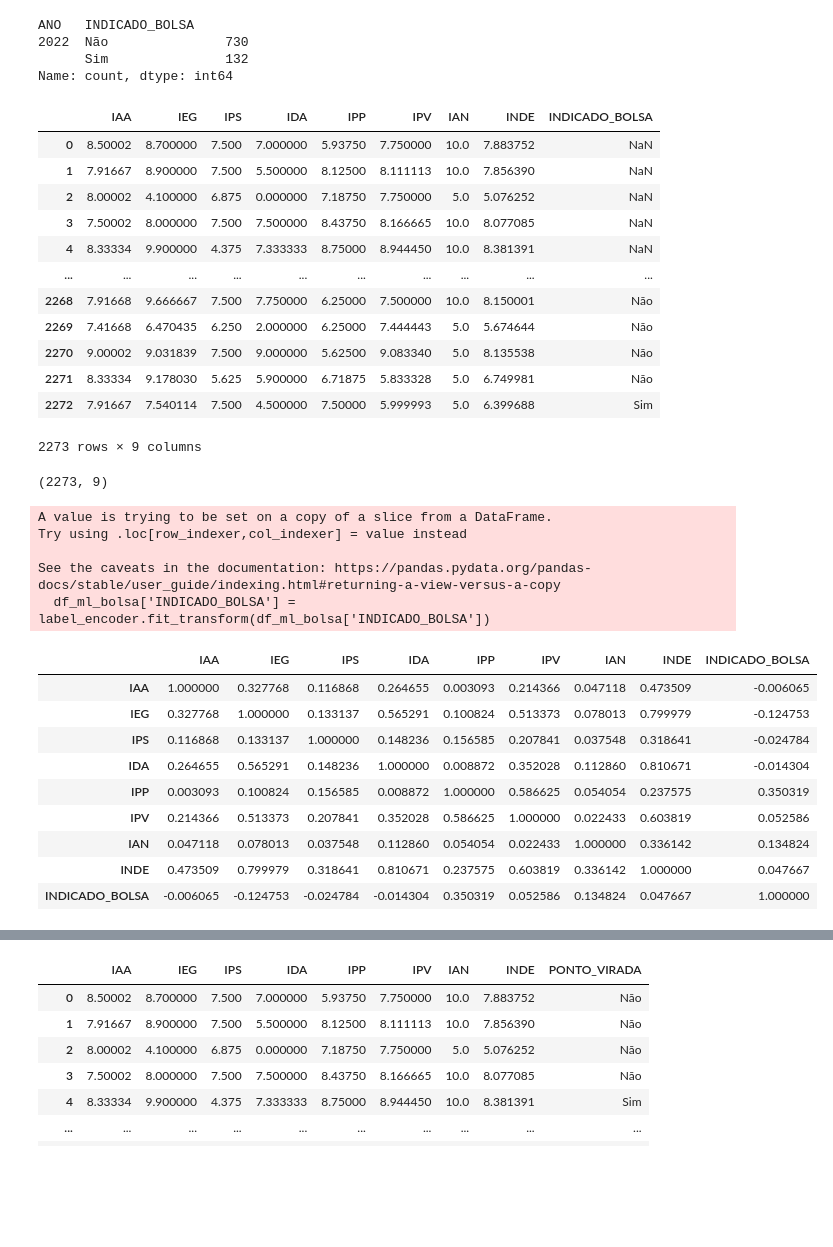
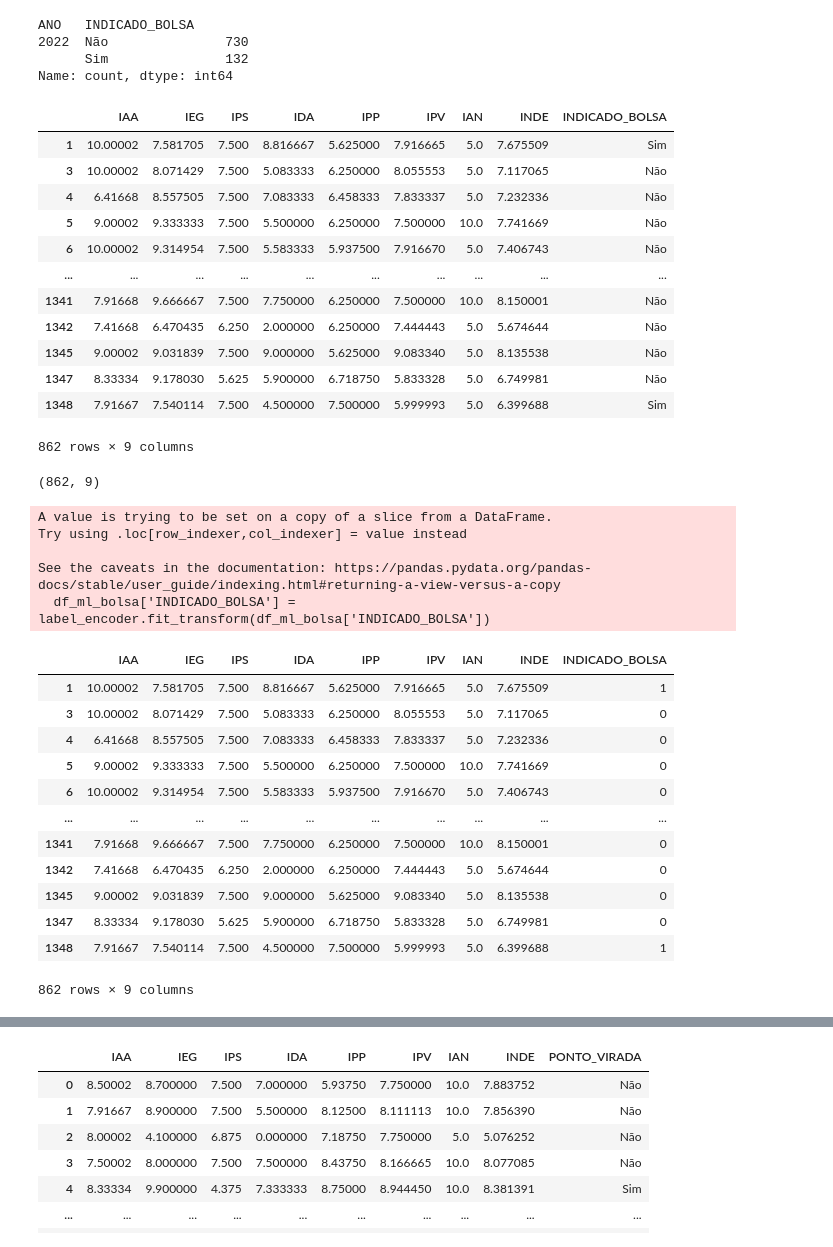
Before and after one commit to dhachcar/postech-tech-challenge-5, a Jupyter notebook: Tech_Challenge_5_Análise_Exploratória.ipynb, the cells around one changed output, grey strips where cells are left out. Cells and saved outputs as stored; diff of their text form; code cells hidden in the pictures; blank space fills up the shorter version.

```diff
--- a/Tech_Challenge_5_Análise_Exploratória.ipynb
+++ b/Tech_Challenge_5_Análise_Exploratória.ipynb
@@ -448,43 +463,46 @@ ANO   INDICADO_BOLSA
       Sim               132
 Name: count, dtype: int64
 # %%
-df_ml_bolsa = df_concat[['IAA', 'IEG', 'IPS', 'IDA', 'IPP', 'IPV', 'IAN', 'INDE', 'INDICADO_BOLSA']]
+df_ml_bolsa = df_2022_clean[['IAA', 'IEG', 'IPS', 'IDA', 'IPP', 'IPV', 'IAN', 'INDE', 'INDICADO_BOLSA']]
 df_ml_bolsa
 # %% [output]
 |  | IAA | IEG | IPS | IDA | IPP | IPV | IAN | INDE | INDICADO_BOLSA |
-| 0 | 8.50002 | 8.700000 | 7.500 | 7.000000 | 5.93750 | 7.750000 | 10.0 | 7.883752 | NaN |
-| 1 | 7.91667 | 8.900000 | 7.500 | 5.500000 | 8.12500 | 8.111113 | 10.0 | 7.856390 | NaN |
-| 2 | 8.00002 | 4.100000 | 6.875 | 0.000000 | 7.18750 | 7.750000 | 5.0 | 5.076252 | NaN |
-| 3 | 7.50002 | 8.000000 | 7.500 | 7.500000 | 8.43750 | 8.166665 | 10.0 | 8.077085 | NaN |
-| 4 | 8.33334 | 9.900000 | 4.375 | 7.333333 | 8.75000 | 8.944450 | 10.0 | 8.381391 | NaN |
+| 1 | 10.00002 | 7.581705 | 7.500 | 8.816667 | 5.625000 | 7.916665 | 5.0 | 7.675509 | Sim |
+| 3 | 10.00002 | 8.071429 | 7.500 | 5.083333 | 6.250000 | 8.055553 | 5.0 | 7.117065 | Não |
+| 4 | 6.41668 | 8.557505 | 7.500 | 7.083333 | 6.458333 | 7.833337 | 5.0 | 7.232336 | Não |
+| 5 | 9.00002 | 9.333333 | 7.500 | 5.500000 | 6.250000 | 7.500000 | 10.0 | 7.741669 | Não |
+| 6 | 10.00002 | 9.314954 | 7.500 | 5.583333 | 5.937500 | 7.916670 | 5.0 | 7.406743 | Não |
 | ... | ... | ... | ... | ... | ... | ... | ... | ... | ... |
-| 2268 | 7.91668 | 9.666667 | 7.500 | 7.750000 | 6.25000 | 7.500000 | 10.0 | 8.150001 | Não |
-| 2269 | 7.41668 | 6.470435 | 6.250 | 2.000000 | 6.25000 | 7.444443 | 5.0 | 5.674644 | Não |
-| 2270 | 9.00002 | 9.031839 | 7.500 | 9.000000 | 5.62500 | 9.083340 | 5.0 | 8.135538 | Não |
-| 2271 | 8.33334 | 9.178030 | 5.625 | 5.900000 | 6.71875 | 5.833328 | 5.0 | 6.749981 | Não |
-| 2272 | 7.91667 | 7.540114 | 7.500 | 4.500000 | 7.50000 | 5.999993 | 5.0 | 6.399688 | Sim |
+| 1341 | 7.91668 | 9.666667 | 7.500 | 7.750000 | 6.250000 | 7.500000 | 10.0 | 8.150001 | Não |
+| 1342 | 7.41668 | 6.470435 | 6.250 | 2.000000 | 6.250000 | 7.444443 | 5.0 | 5.674644 | Não |
+| 1345 | 9.00002 | 9.031839 | 7.500 | 9.000000 | 5.625000 | 9.083340 | 5.0 | 8.135538 | Não |
+| 1347 | 8.33334 | 9.178030 | 5.625 | 5.900000 | 6.718750 | 5.833328 | 5.0 | 6.749981 | Não |
+| 1348 | 7.91667 | 7.540114 | 7.500 | 4.500000 | 7.500000 | 5.999993 | 5.0 | 6.399688 | Sim |
-2273 rows × 9 columns
+862 rows × 9 columns
 # %%
 df_ml_bolsa.shape
 # %% [output]
-(2273, 9)
+(862, 9)
 # %%
 label_encoder = LabelEncoder()
 df_ml_bolsa['INDICADO_BOLSA'] = label_encoder.fit_transform(df_ml_bolsa['INDICADO_BOLSA'])
-df_ml_bolsa.corr()
+df_ml_bolsa
 # %% [output]
 A value is trying to be set on a copy of a slice from a DataFrame.
 Try using .loc[row_indexer,col_indexer] = value instead
 
 See the caveats in the documentation: https://pandas.pydata.org/pandas-docs/stable/user_guide/indexing.html#returning-a-view-versus-a-copy
   df_ml_bolsa['INDICADO_BOLSA'] = label_encoder.fit_transform(df_ml_bolsa['INDICADO_BOLSA'])
 |  | IAA | IEG | IPS | IDA | IPP | IPV | IAN | INDE | INDICADO_BOLSA |
-| IAA | 1.000000 | 0.327768 | 0.116868 | 0.264655 | 0.003093 | 0.214366 | 0.047118 | 0.473509 | -0.006065 |
-| IEG | 0.327768 | 1.000000 | 0.133137 | 0.565291 | 0.100824 | 0.513373 | 0.078013 | 0.799979 | -0.124753 |
-| IPS | 0.116868 | 0.133137 | 1.000000 | 0.148236 | 0.156585 | 0.207841 | 0.037548 | 0.318641 | -0.024784 |
-| IDA | 0.264655 | 0.565291 | 0.148236 | 1.000000 | 0.008872 | 0.352028 | 0.112860 | 0.810671 | -0.014304 |
-| IPP | 0.003093 | 0.100824 | 0.156585 | 0.008872 | 1.000000 | 0.586625 | 0.054054 | 0.237575 | 0.350319 |
-| IPV | 0.214366 | 0.513373 | 0.207841 | 0.352028 | 0.586625 | 1.000000 | 0.022433 | 0.603819 | 0.052586 |
-| IAN | 0.047118 | 0.078013 | 0.037548 | 0.112860 | 0.054054 | 0.022433 | 1.000000 | 0.336142 | 0.134824 |
-| INDE | 0.473509 | 0.799979 | 0.318641 | 0.810671 | 0.237575 | 0.603819 | 0.336142 | 1.000000 | 0.047667 |
-| INDICADO_BOLSA | -0.006065 | -0.124753 | -0.024784 | -0.014304 | 0.350319 | 0.052586 | 0.134824 | 0.047667 | 1.000000 |
+| 1 | 10.00002 | 7.581705 | 7.500 | 8.816667 | 5.625000 | 7.916665 | 5.0 | 7.675509 | 1 |
+| 3 | 10.00002 | 8.071429 | 7.500 | 5.083333 | 6.250000 | 8.055553 | 5.0 | 7.117065 | 0 |
+| 4 | 6.41668 | 8.557505 | 7.500 | 7.083333 | 6.458333 | 7.833337 | 5.0 | 7.232336 | 0 |
+| 5 | 9.00002 | 9.333333 | 7.500 | 5.500000 | 6.250000 | 7.500000 | 10.0 | 7.741669 | 0 |
+| 6 | 10.00002 | 9.314954 | 7.500 | 5.583333 | 5.937500 | 7.916670 | 5.0 | 7.406743 | 0 |
+| ... | ... | ... | ... | ... | ... | ... | ... | ... | ... |
+| 1341 | 7.91668 | 9.666667 | 7.500 | 7.750000 | 6.250000 | 7.500000 | 10.0 | 8.150001 | 0 |
+| 1342 | 7.41668 | 6.470435 | 6.250 | 2.000000 | 6.250000 | 7.444443 | 5.0 | 5.674644 | 0 |
+| 1345 | 9.00002 | 9.031839 | 7.500 | 9.000000 | 5.625000 | 9.083340 | 5.0 | 8.135538 | 0 |
+| 1347 | 8.33334 | 9.178030 | 5.625 | 5.900000 | 6.718750 | 5.833328 | 5.0 | 6.749981 | 0 |
+| 1348 | 7.91667 | 7.540114 | 7.500 | 4.500000 | 7.500000 | 5.999993 | 5.0 | 6.399688 | 1 |
+862 rows × 9 columns
```
Also changed, not shown: parts of 17 cells of this notebook, 5 other files.
